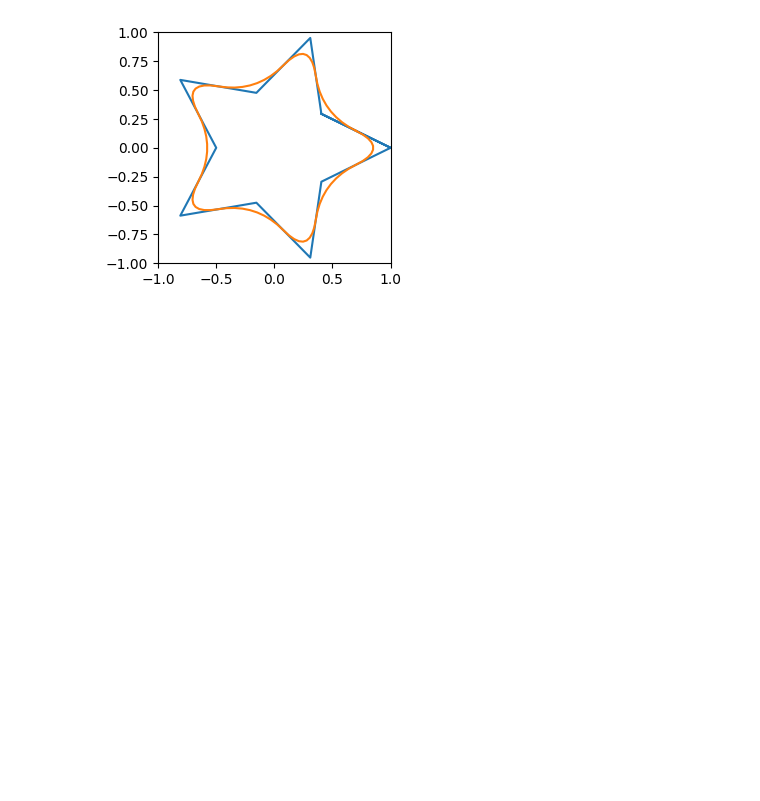
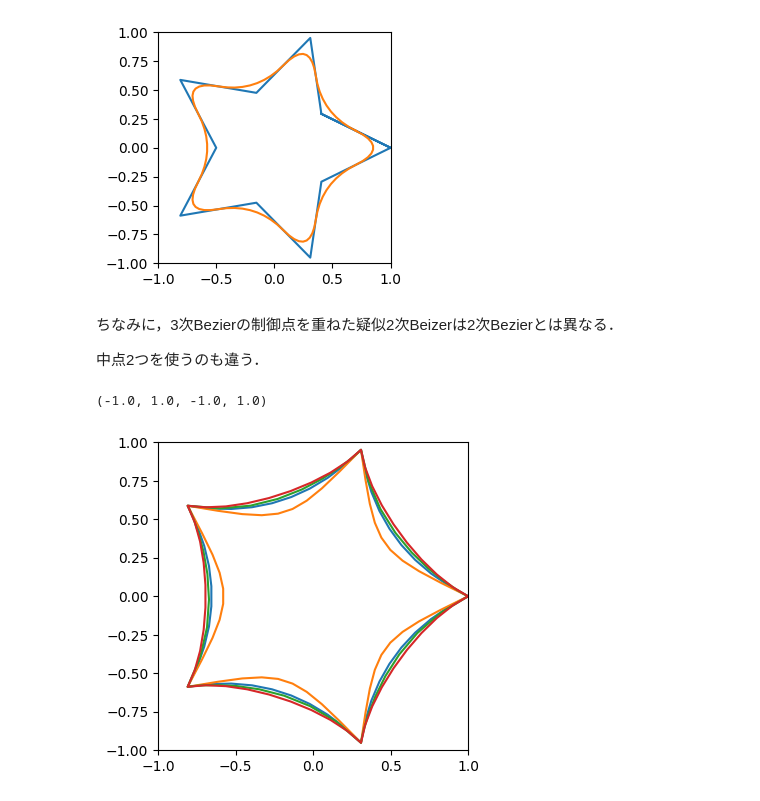
Before and after one commit to quaternys/INDEX, a Jupyter notebook: 画像処理/Bezier.ipynb, the cells around one changed output. Drawn from its saved outputs; the diff is of its cells as text; code cells hidden in the pictures; blank space fills up the shorter version.

Commit message:
Fix: 疑似2次Bezierを追加

```diff
--- a/画像処理/Bezier.ipynb
+++ b/画像処理/Bezier.ipynb
@@ -91,3 +91,23 @@ plt.axis((-1, 1, -1, 1))
 # %% [output]
 (-1.0, 1.0, -1.0, 1.0)
 [figure]
+# %% [markdown]
+ちなみに，3次Bezierの制御点を重ねた疑似2次Beizerは2次Bezierとは異なる．
+
+中点2つを使うのも違う．
+# %%
+x_interp_convex  = np.concatenate([bezier_interp( x[i:i+3])             for i in range(0, 2*n, 2)]) # 2次Bezier
+x_interp_convex2 = np.concatenate([bezier_interp( x[[i,i+1,i+1,i+2]])   for i in range(0, 2*n, 2)]) # 真ん中を重複
+x_interp_convex3 = np.concatenate([bezier_interp( x[[i,i  ,i+1,i+2]])   for i in range(0, 2*n, 2)]) # 1つ目を重複
+x_interp_convex4 = np.concatenate([bezier_interp(x2[[i,i+1,i+3,i+4]])   for i in range(0, 4*n, 4)]) # 中点2つで3次Bezier
+
+plt.figure(figsize=(4, 4))
+# plt.plot(x.real, x.imag)
+plt.plot(x_interp_convex.real,  x_interp_convex.imag)   # 青: 2次Bezier
+plt.plot(x_interp_convex2.real,  x_interp_convex2.imag) # 橙: 真ん中を重複
+plt.plot(x_interp_convex3.real,  x_interp_convex3.imag) # 緑: 1つ目を重複
+plt.plot(x_interp_convex4.real,  x_interp_convex4.imag) # 赤: 中点2つで3次Bezier
+plt.axis((-1, 1, -1, 1))
+# %% [output]
+(-1.0, 1.0, -1.0, 1.0)
+[figure, added]
```
Also changed, not shown: parts of 2 cells of this notebook.
